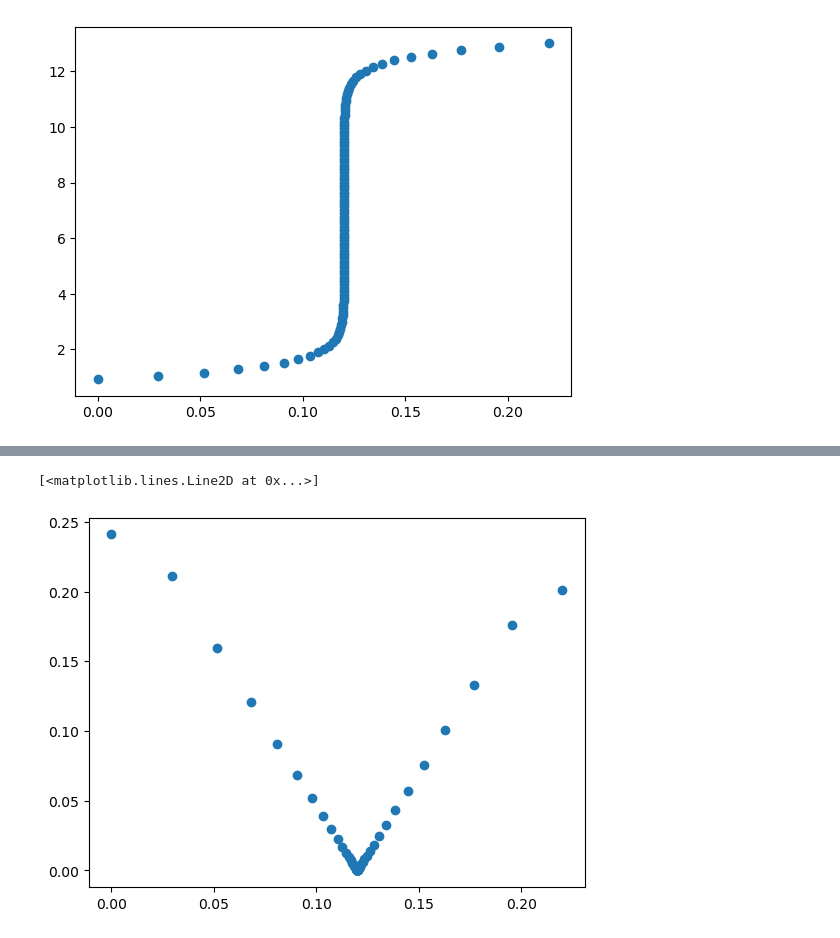
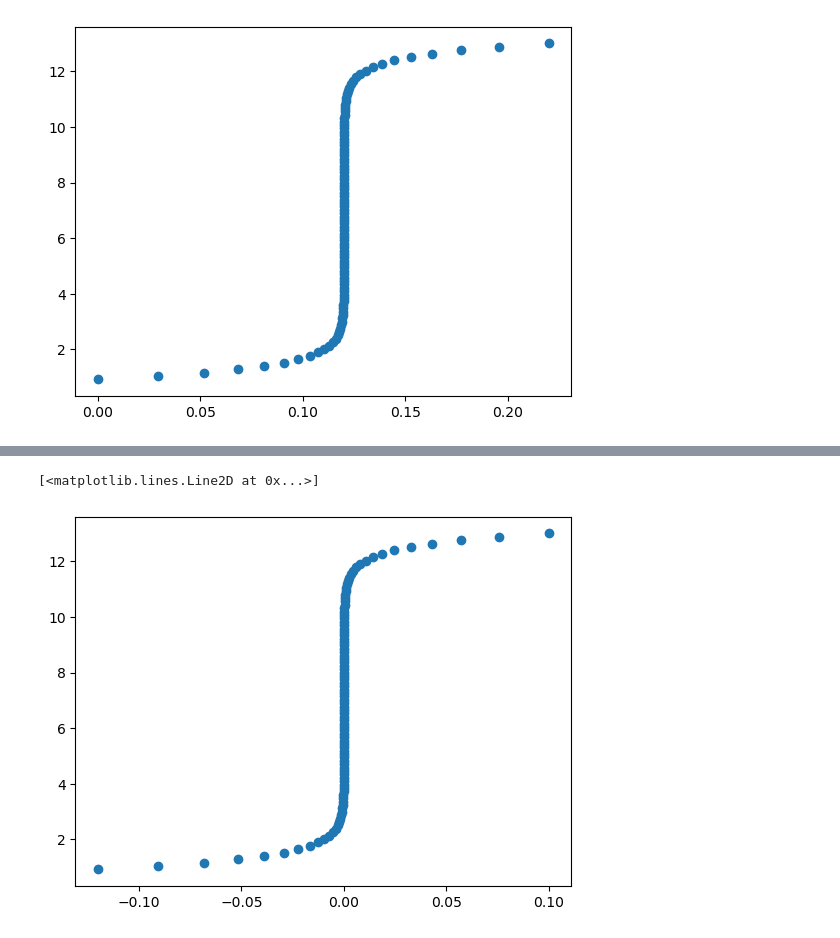
Before and after one commit to blinkletter/3530Biochem, a Jupyter notebook: TitrationAgain.ipynb, the cells around one changed output, grey strips where cells are left out. Saved outputs shown, nothing was run; the diff lists cells and outputs as text; code cells hidden in the pictures.

```diff
--- a/TitrationAgain.ipynb
+++ b/TitrationAgain.ipynb
@@ -113,19 +172,21 @@ plt.plot(x,y,"o")
 # %%
 pH = 0.9208  ## The initial pH of our sample as determined above
 Kw = 1E-14
+Ka = 1E6
 
 pH_list = np.linspace(pH, 13, 100)   # a list of 100 pH values starting at initial pH
 H_list = 10**(-pH_list)              # a list of [H] values calculted from the pH list
 
 Init_H = 10**-pH                     # the amount of HCl added defined the pH
 
-Bt = Kw/H_list + (Init_H - H_list)
+#Bt = Kw/H_list + (Init_H - H_list)
+
+Bt = Kw/H_list + Init_H * H_list / (Ka + H_list) - H_list
 
 
 y=pH_list
 x=Bt
-der = np.gradient( x, y )
-plt.plot(x,der,"o")
+plt.plot(x,y,"o")
 # %% [output]
 [<matplotlib.lines.Line2D at 0x...>]
-[figure, old version]
+[figure, new version]
```
Also changed, not shown: parts of 4 cells of this notebook, 2 other files.
